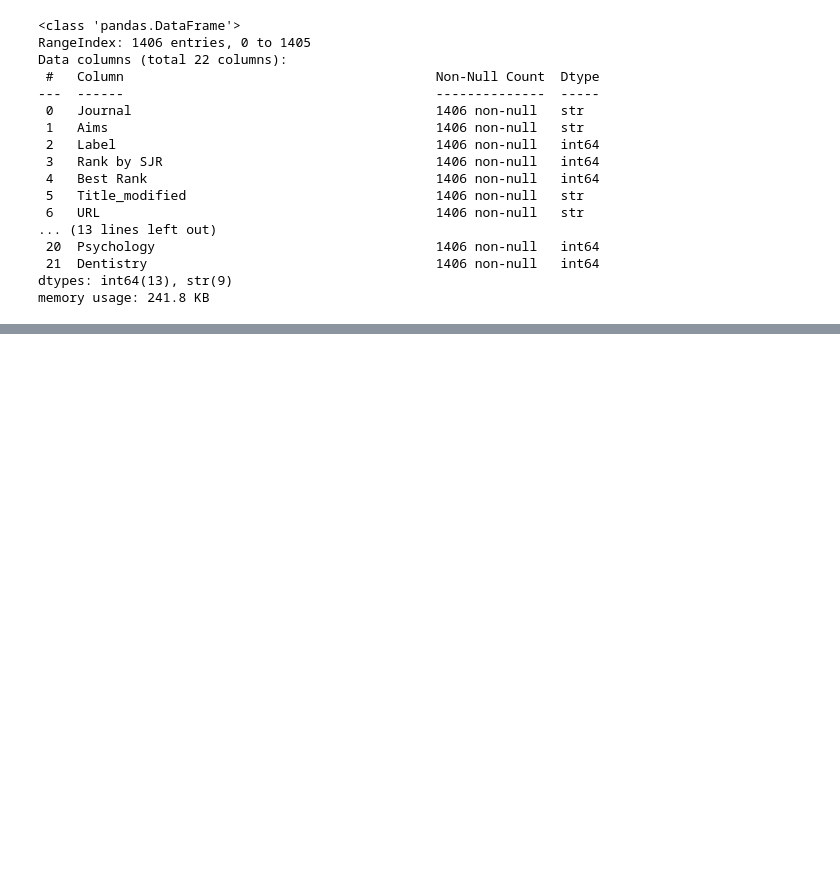
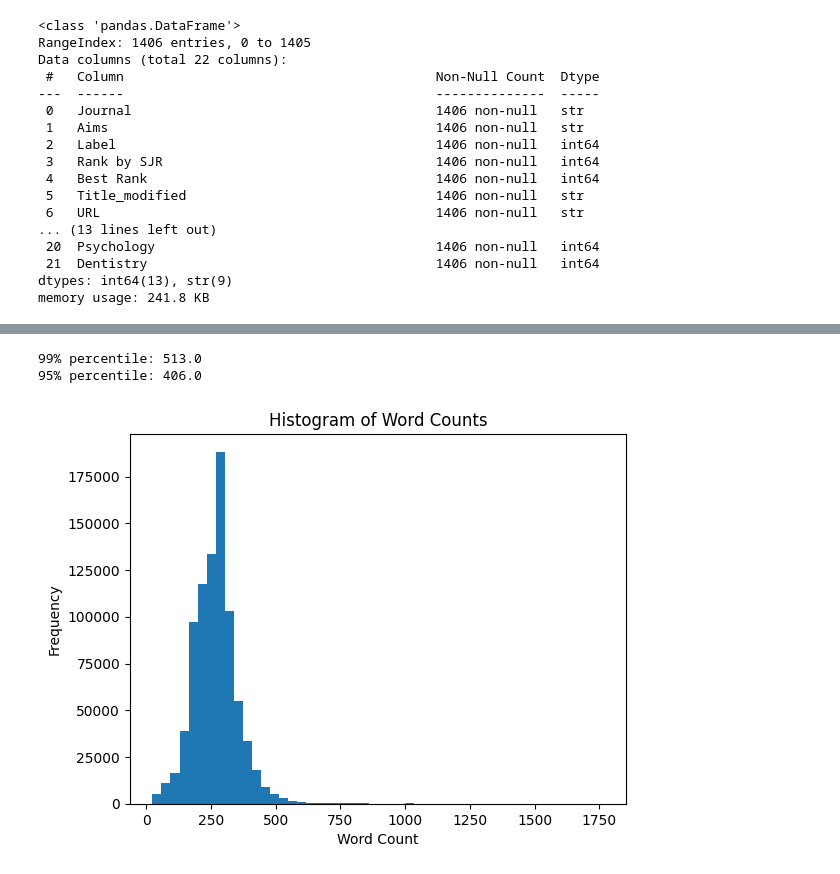
Before and after one commit to KhaThaiHo/paper-recommendation-system, a Jupyter notebook: notebook/eda.ipynb, the cells around one changed output, grey strips where cells are left out. Cells and saved outputs as stored; diff of their text form; code cells hidden in the pictures; blank space fills up the shorter version.

```diff
--- a/notebook/eda.ipynb
+++ b/notebook/eda.ipynb
@@ -1,4 +1,4 @@
 # %%
 import pandas as pd
-train_dataset = pd.read_csv("D:\\File\\train_dataset\\train_set.csv")
+train_dataset = pd.read_csv(r"D:\File\Preprocessed_data\train_set.csv")
 # %%
@@ -137,3 +137,19 @@ Data columns (total 22 columns):
  21  Dentistry                                     1406 non-null   int64
 dtypes: int64(13), str(9)
 memory usage: 241.8 KB
+# %%
+def load_and_preprocess(df: pd.DataFrame) -> pd.DataFrame:
+    """
+    Combine Title + Abstract + Keywords into a single text field.
+    Fill NaN keywords with empty string.
+    """
+    df = df.copy()
+    df["Keywords"] = df["Keywords"].fillna("")
+    df["text"] = (
+        df["Title"].fillna("") + " [SEP] " +
+        df["Abstract"].fillna("") + " [SEP] " +
+        df["Keywords"]
+    )
+    return df
+df = load_and_preprocess(train_dataset)
+df["word_count"] = df["text"].apply(lambda x: len(str(x).split()))
@@ -139,0 +168,20 @@ memory usage: 241.8 KB
+# %%
+p99 = df["word_count"].quantile(0.99)
+p95 = df["word_count"].quantile(0.95)
+
+print("99% percentile:", p99)
+print("95% percentile:", p95)
+# %% [output]
+99% percentile: 513.0
+95% percentile: 406.0
+# %%
+import matplotlib.pyplot as plt
+
+plt.figure()
+plt.hist(df["word_count"], bins=50)
+plt.xlabel("Word Count")
+plt.ylabel("Frequency")
+plt.title("Histogram of Word Counts")
+plt.show()
+# %% [output]
+[figure, added]
```
Also changed, not shown: parts of 2 cells of this notebook, 11 other files.
